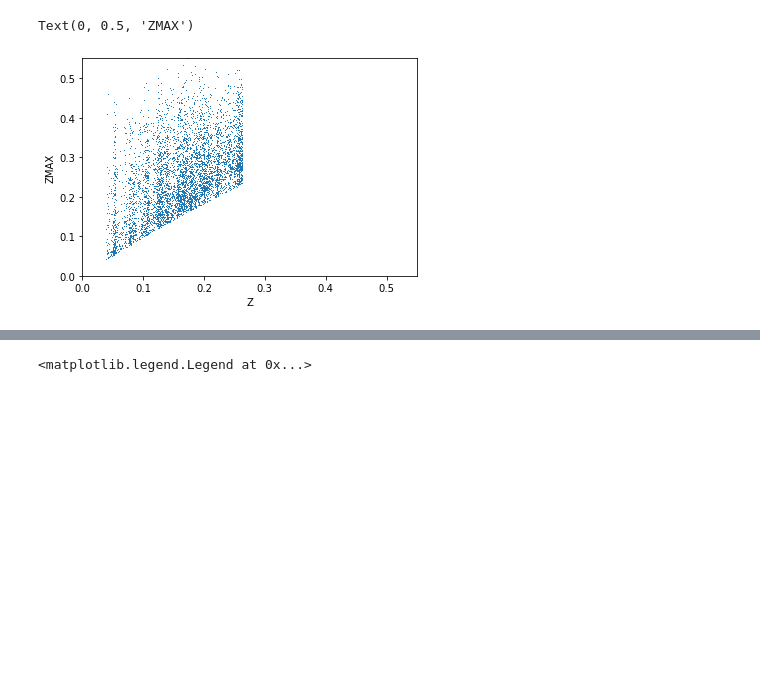
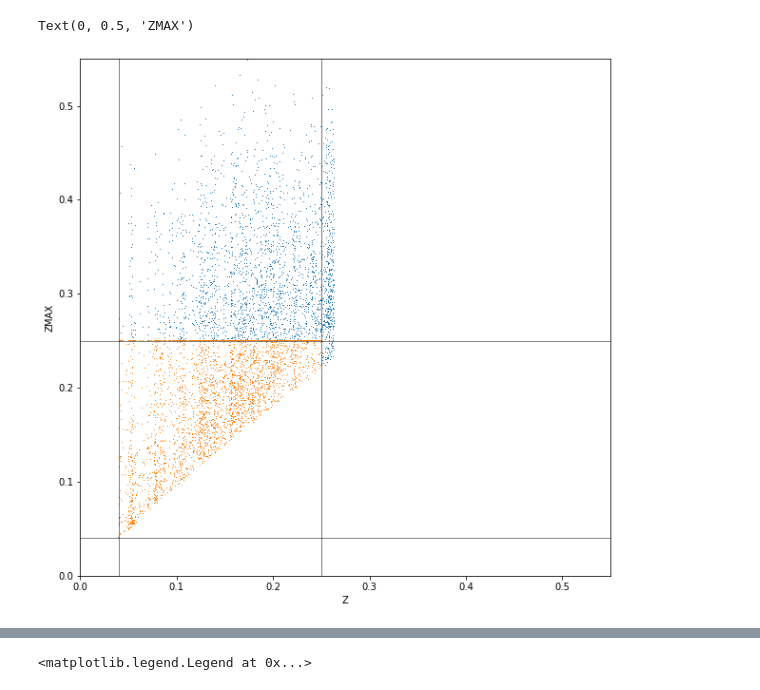
Before and after one commit to SgmAstro/DESI, a Jupyter notebook: kE_catQA.ipynb, the cells around one changed output, grey strips where cells are left out. Saved outputs shown, nothing was run; the diff lists cells and outputs as text; code cells hidden in the pictures; blank space fills up the shorter version.

Commit message:
vmaxer running.

```diff
--- a/kE_catQA.ipynb
+++ b/kE_catQA.ipynb
@@ -81,0 +87,3 @@ Table length=5000
+# %%
+gama_vmax = vmaxer(gama_zmax, 0.04, 0.25, 60.)
+gama_vmax
@@ -86,11 +126,20 @@ _ = pl.hist(gama_zmax['ZMAX'], bins=np.arange(0.0, 1.0, 0.01), histtype='step')
 # %%
-pl.plot(gama_zmax['ZGAMA'], gama_zmax['ZMAX'], marker=',', lw=0.0)
+fig, ax = plt.subplots(1,1,figsize=(10,10))
 
-pl.xlim(0.0, 0.55)
-pl.ylim(0.0, 0.55)
+ax.plot(gama_zmax['ZGAMA'], gama_zmax['ZMAX'], marker=',', lw=0.0)
+ax.plot(gama_vmax['ZGAMA'], gama_vmax['ZMAX'], marker=',', lw=0.0)
 
-pl.xlabel('Z')
-pl.ylabel('ZMAX')
+ax.axvline(0.04, c='k', lw=0.5)
+ax.axvline(0.25, c='k', lw=0.5)
+
+ax.axhline(0.04, c='k', lw=0.5)
+ax.axhline(0.25, c='k', lw=0.5)
+
+ax.set_xlim(0.0, 0.55)
+ax.set_ylim(0.0, 0.55)
+
+ax.set_xlabel('Z')
+ax.set_ylabel('ZMAX')
 # %% [output]
 Text(0, 0.5, 'ZMAX')
-[figure, old version]
+[figure, new version]
```
Also changed, not shown: parts of 6 cells of this notebook, 4 other files.
